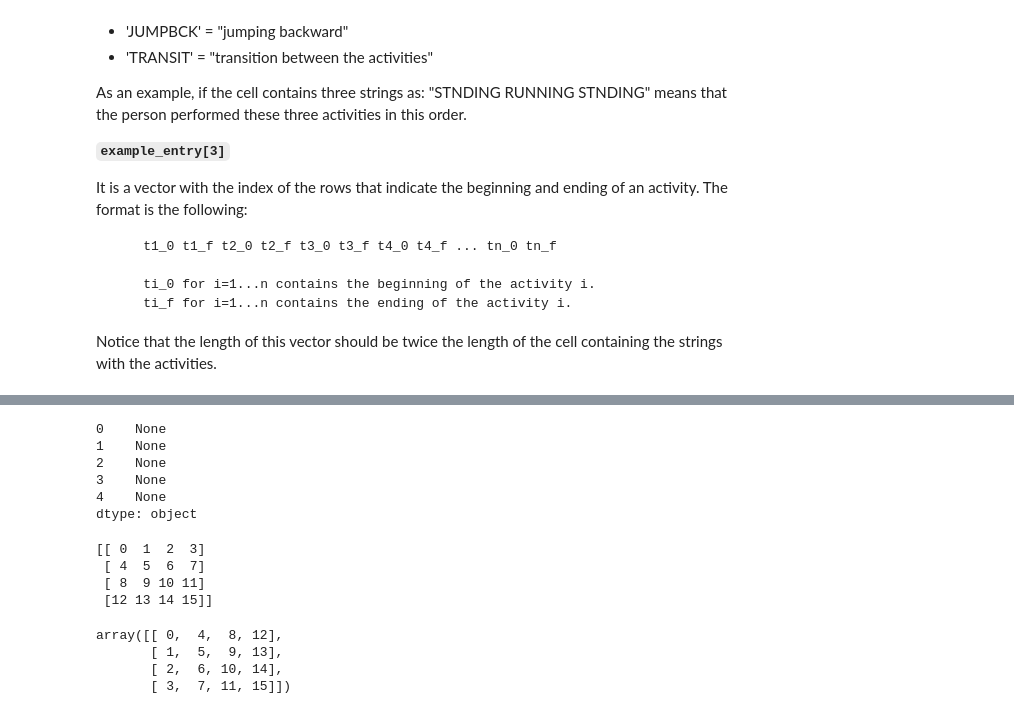
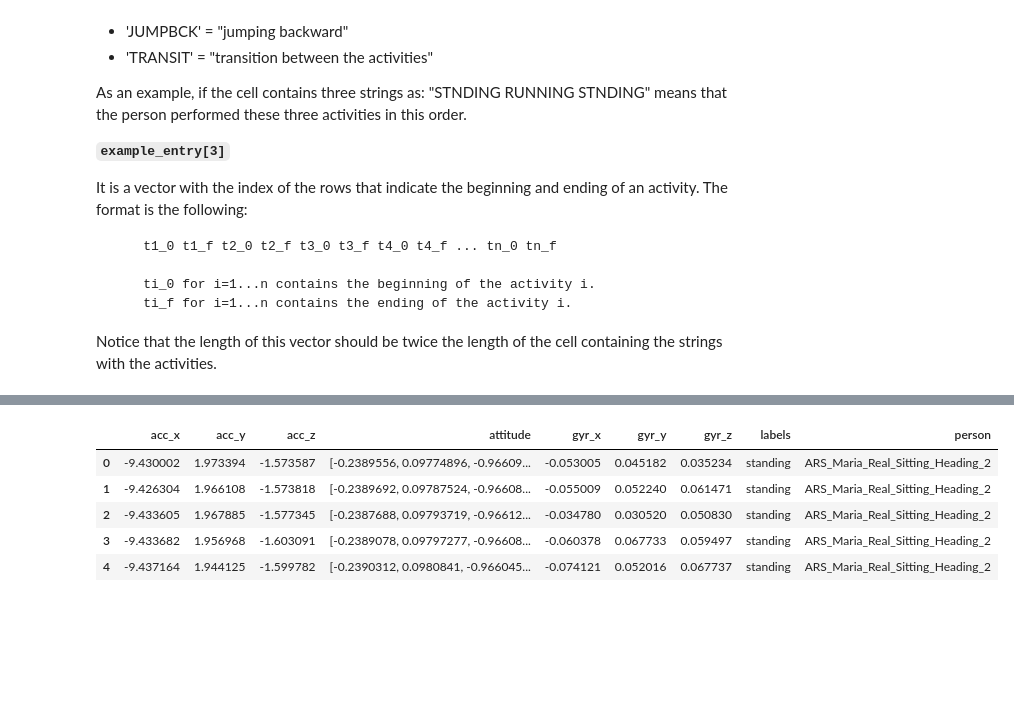
Before and after one commit to damnko/har-convolutional-neural-networks, a Jupyter notebook: 001-data-exploration.ipynb, the cells around one changed output, grey strips where cells are left out. Cells and saved outputs as stored; diff of their text form; code cells hidden in the pictures; blank space fills up the shorter version.

```diff
--- a/001-data-exploration.ipynb
+++ b/001-data-exploration.ipynb
@@ -237,23 +247,9 @@ ValueError: labels ['attitude'] not contained in axis
 # %%
-df
+df.head()
 # %% [output]
-0    None
-1    None
-2    None
-3    None
-4    None
-dtype: object
+|  | acc_x | acc_y | acc_z | attitude | gyr_x | gyr_y | gyr_z | labels | person |
+| 0 | -9.430002 | 1.973394 | -1.573587 | [-0.2389556, 0.09774896, -0.96609... | -0.053005 | 0.045182 | 0.035234 | standing | ARS_Maria_Real_Sitting_Heading_2 |
+| 1 | -9.426304 | 1.966108 | -1.573818 | [-0.2389692, 0.09787524, -0.96608... | -0.055009 | 0.052240 | 0.061471 | standing | ARS_Maria_Real_Sitting_Heading_2 |
+| 2 | -9.433605 | 1.967885 | -1.577345 | [-0.2387688, 0.09793719, -0.96612... | -0.034780 | 0.030520 | 0.050830 | standing | ARS_Maria_Real_Sitting_Heading_2 |
+| 3 | -9.433682 | 1.956968 | -1.603091 | [-0.2389078, 0.09797277, -0.96608... | -0.060378 | 0.067733 | 0.059497 | standing | ARS_Maria_Real_Sitting_Heading_2 |
+| 4 | -9.437164 | 1.944125 | -1.599782 | [-0.2390312, 0.0980841, -0.966045... | -0.074121 | 0.052016 | 0.067737 | standing | ARS_Maria_Real_Sitting_Heading_2 |
-# %%
-a = np.arange(16).reshape(4,4)
-print(a)
-b = a.tolist()
-np.array(b).T
-# %% [output]
-[[ 0  1  2  3]
- [ 4  5  6  7]
- [ 8  9 10 11]
- [12 13 14 15]]
-array([[ 0,  4,  8, 12],
-       [ 1,  5,  9, 13],
-       [ 2,  6, 10, 14],
-       [ 3,  7, 11, 15]])
```
Also changed, not shown: parts of 36 cells of this notebook, 1 other file.
